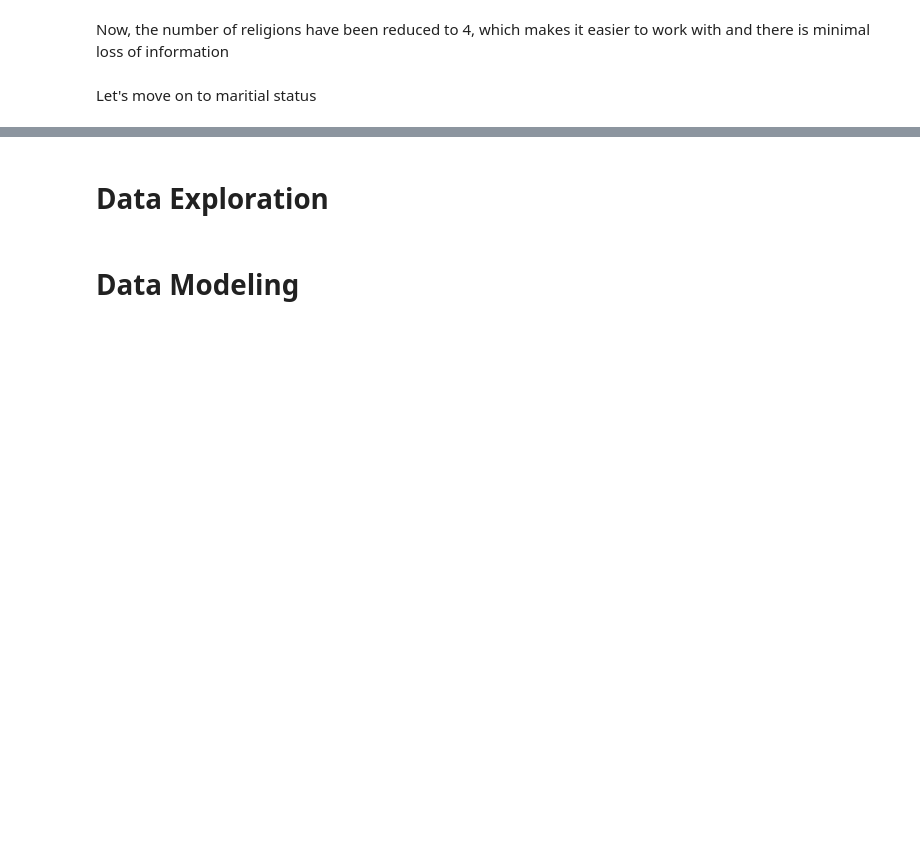
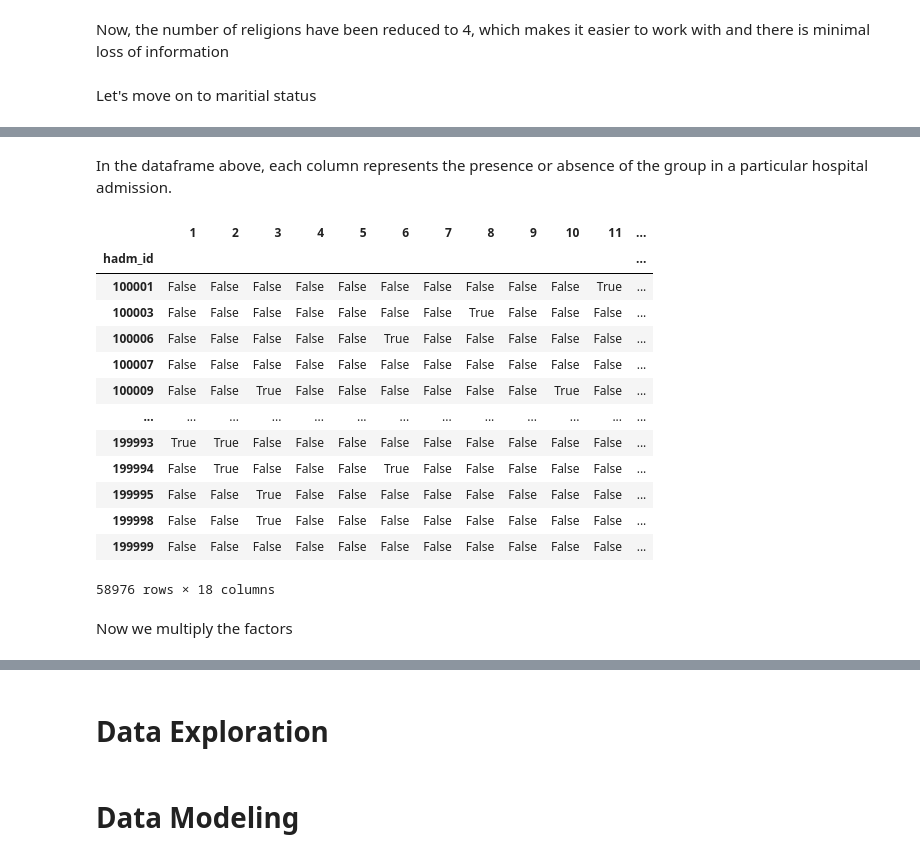
Before and after one commit to Gagan-K-Shetty/Da_project, a Jupyter notebook: Hospital_readmission.ipynb, the cells around one changed output, grey strips where cells are left out. Cells and saved outputs as stored; diff of their text form; code cells hidden in the pictures; blank space fills up the shorter version.

```diff
--- a/Hospital_readmission.ipynb
+++ b/Hospital_readmission.ipynb
@@ -211,0 +1136,24 @@ Name: marital_status, dtype: int64
+# %% [markdown]
+In the dataframe above, each column represents the presence or absence of the group in a particular hospital admission.
+# %%
+for g,s in zip(c2.Group,c2.SupersededBy):
+    for x in range(len(temp)):
+        temp.iloc[x,g-1] = temp.iloc[x,g-1] & (not temp.iloc[x,s-1])
+temp
+# %% [output]
+|  | 1 | 2 | 3 | 4 | 5 | 6 | 7 | 8 | 9 | 10 | 11 | ... |
+| hadm_id |  |  |  |  |  |  |  |  |  |  |  | ... |
+| 100001 | False | False | False | False | False | False | False | False | False | False | True | ... |
+| 100003 | False | False | False | False | False | False | False | True | False | False | False | ... |
+| 100006 | False | False | False | False | False | True | False | False | False | False | False | ... |
+| 100007 | False | False | False | False | False | False | False | False | False | False | False | ... |
+| 100009 | False | False | True | False | False | False | False | False | False | True | False | ... |
+| ... | ... | ... | ... | ... | ... | ... | ... | ... | ... | ... | ... | ... |
+| 199993 | True | True | False | False | False | False | False | False | False | False | False | ... |
+| 199994 | False | True | False | False | False | True | False | False | False | False | False | ... |
+| 199995 | False | False | True | False | False | False | False | False | False | False | False | ... |
+| 199998 | False | False | True | False | False | False | False | False | False | False | False | ... |
+| 199999 | False | False | False | False | False | False | False | False | False | False | False | ... |
+58976 rows × 18 columns
+# %% [markdown]
+Now we multiply the factors
```
Also changed, not shown: parts of 147 cells of this notebook.
